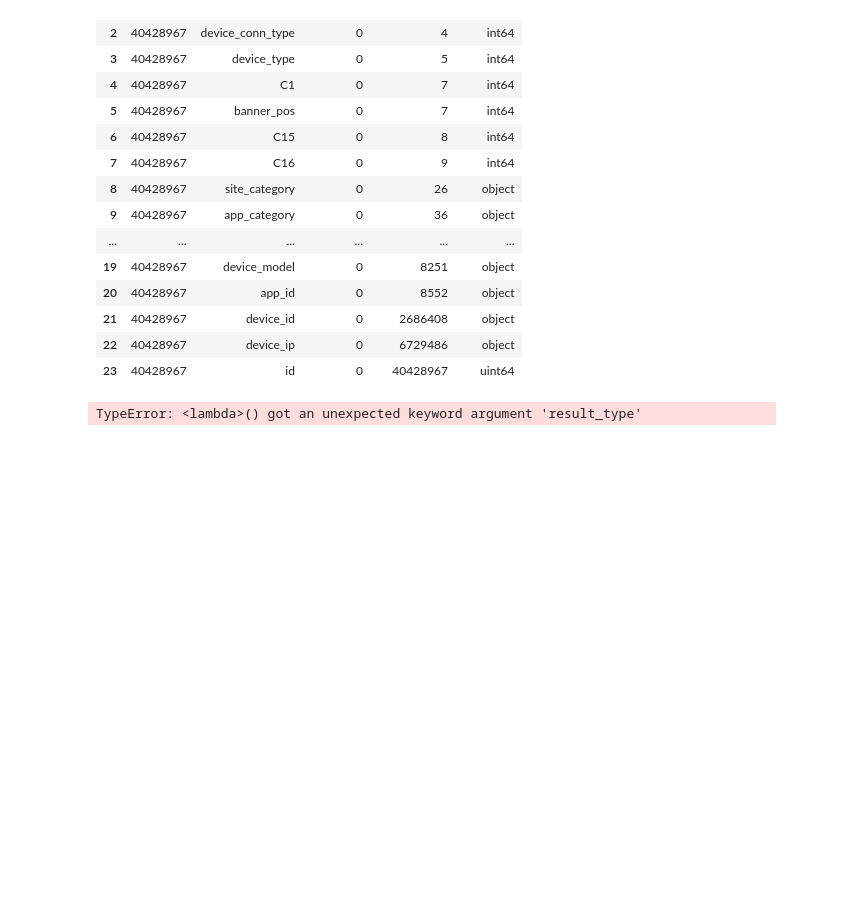
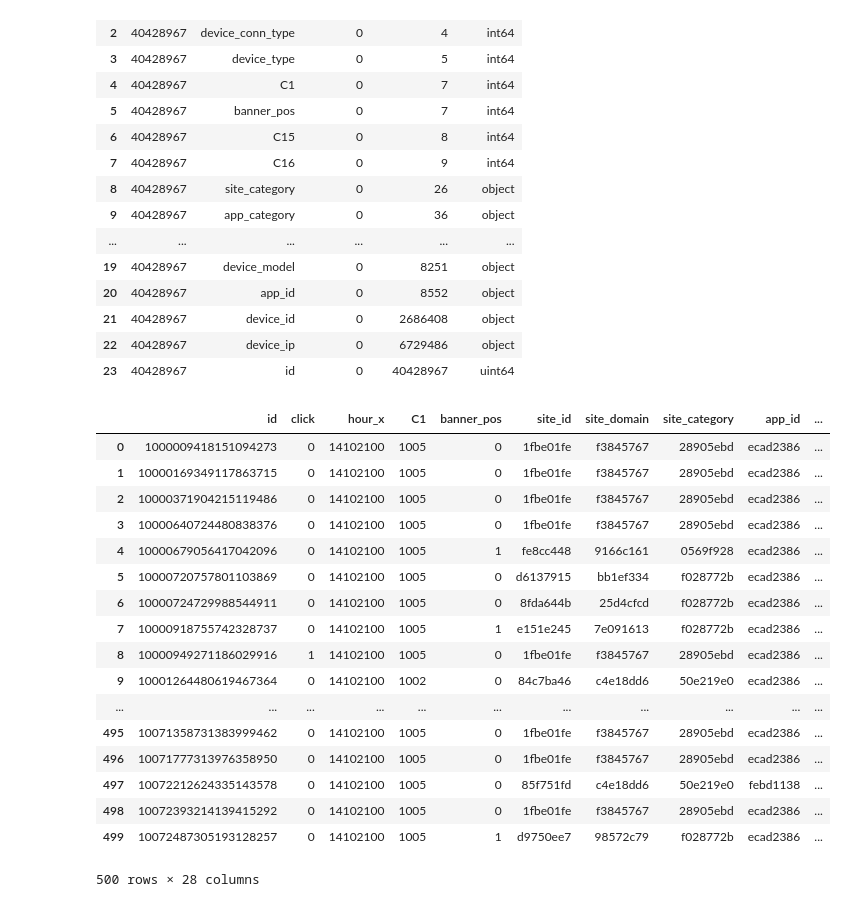
Before and after one commit to WeiHongFly/kaggle_ctr_competition, a Jupyter notebook: notebooks/eda.ipynb, the cells around one changed output. Cells and saved outputs as stored; diff of their text form; code cells hidden in the pictures; blank space fills up the shorter version.

```diff
--- a/notebooks/eda.ipynb
+++ b/notebooks/eda.ipynb
@@ -204,6 +142,23 @@ d1.merge(d2,on=["col"])
 | 23 | 40428967 | id | 0 | 40428967 | uint64 |
 # %%
 # 14102100
-train_df_sample["hour"].apply(lambda x:pd.Series({"year":str(x)[:2],"month":str(x)[2:4],"day":str(x)[4:6],"hour":str(x)[6:8]}))
+train_df_sample.merge(train_df_sample["hour"].apply(lambda x:pd.Series({"year":str(x)[:2],"month":str(x)[2:4],"day":str(x)[4:6],"hour":str(x)[6:8]})),left_index=True,right_index=True)
 # %% [output]
+|  | id | click | hour_x | C1 | banner_pos | site_id | site_domain | site_category | app_id | ... |
+| 0 | 1000009418151094273 | 0 | 14102100 | 1005 | 0 | 1fbe01fe | f3845767 | 28905ebd | ecad2386 | ... |
+| 1 | 10000169349117863715 | 0 | 14102100 | 1005 | 0 | 1fbe01fe | f3845767 | 28905ebd | ecad2386 | ... |
+| 2 | 10000371904215119486 | 0 | 14102100 | 1005 | 0 | 1fbe01fe | f3845767 | 28905ebd | ecad2386 | ... |
+| 3 | 10000640724480838376 | 0 | 14102100 | 1005 | 0 | 1fbe01fe | f3845767 | 28905ebd | ecad2386 | ... |
+| 4 | 10000679056417042096 | 0 | 14102100 | 1005 | 1 | fe8cc448 | 9166c161 | 0569f928 | ecad2386 | ... |
+| 5 | 10000720757801103869 | 0 | 14102100 | 1005 | 0 | d6137915 | bb1ef334 | f028772b | ecad2386 | ... |
+| 6 | 10000724729988544911 | 0 | 14102100 | 1005 | 0 | 8fda644b | 25d4cfcd | f028772b | ecad2386 | ... |
+| 7 | 10000918755742328737 | 0 | 14102100 | 1005 | 1 | e151e245 | 7e091613 | f028772b | ecad2386 | ... |
+| 8 | 10000949271186029916 | 1 | 14102100 | 1005 | 0 | 1fbe01fe | f3845767 | 28905ebd | ecad2386 | ... |
+| 9 | 10001264480619467364 | 0 | 14102100 | 1002 | 0 | 84c7ba46 | c4e18dd6 | 50e219e0 | ecad2386 | ... |
+| ... | ... | ... | ... | ... | ... | ... | ... | ... | ... | ... |
+| 495 | 10071358731383999462 | 0 | 14102100 | 1005 | 0 | 1fbe01fe | f3845767 | 28905ebd | ecad2386 | ... |
+| 496 | 10071777313976358950 | 0 | 14102100 | 1005 | 0 | 1fbe01fe | f3845767 | 28905ebd | ecad2386 | ... |
+| 497 | 10072212624335143578 | 0 | 14102100 | 1005 | 0 | 85f751fd | c4e18dd6 | 50e219e0 | febd1138 | ... |
+| 498 | 10072393214139415292 | 0 | 14102100 | 1005 | 0 | 1fbe01fe | f3845767 | 28905ebd | ecad2386 | ... |
+| 499 | 10072487305193128257 | 0 | 14102100 | 1005 | 1 | d9750ee7 | 98572c79 | f028772b | ecad2386 | ... |
-TypeError: <lambda>() got an unexpected keyword argument 'result_type'
+500 rows × 28 columns
```
Also changed, not shown: parts of 6 cells of this notebook.
